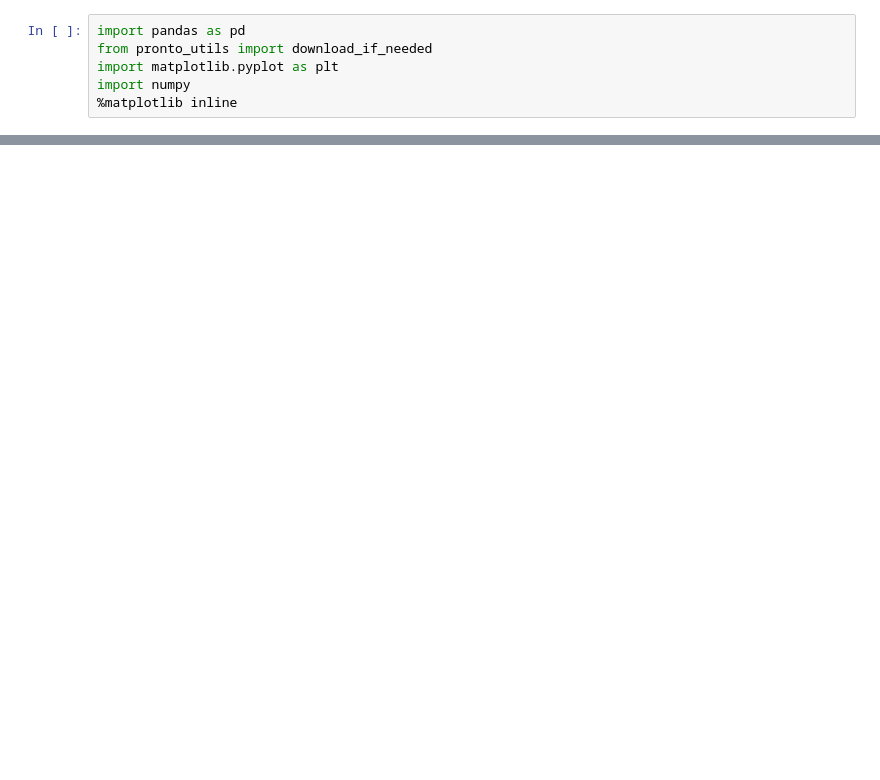
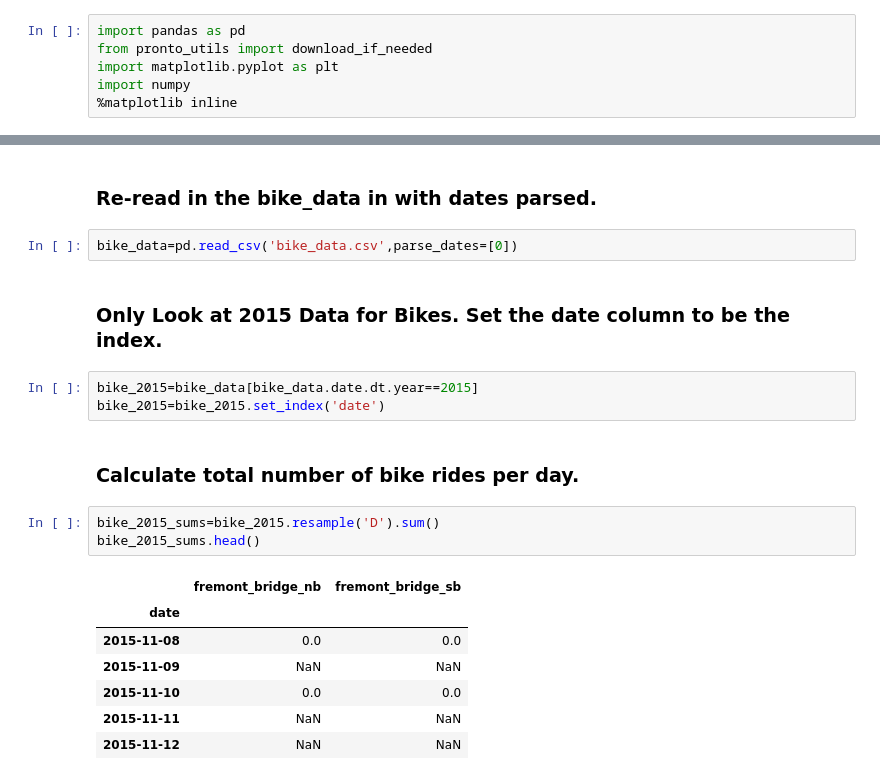
Before and after one commit to LaurenDiana16/Intro-to-Pandas, a Jupyter notebook: LectureNotes/Weather.ipynb, the cells around one changed output, grey strips where cells are left out. Cells and saved outputs as stored; diff of their text form; blank space fills up the shorter version.

```diff
--- a/LectureNotes/Weather.ipynb
+++ b/LectureNotes/Weather.ipynb
@@ -238,0 +72,22 @@ subset[['total_rides','PRCP']].plot(style=".")
+# %% [markdown]
+### Re-read in the bike_data in with dates parsed.
+# %%
+bike_data=pd.read_csv('bike_data.csv',parse_dates=[0])
+# %% [markdown]
+### Only Look at 2015 Data for Bikes. Set the date column to be the index.
+# %%
+bike_2015=bike_data[bike_data.date.dt.year==2015]
+bike_2015=bike_2015.set_index('date')
+# %% [markdown]
+### Calculate total number of bike rides per day.
+# %%
+bike_2015_sums=bike_2015.resample('D').sum()
+bike_2015_sums.head()
+# %% [output]
+|  | fremont_bridge_nb | fremont_bridge_sb |
+| date |  |  |
+| 2015-11-08 | 0.0 | 0.0 |
+| 2015-11-09 | NaN | NaN |
+| 2015-11-10 | 0.0 | 0.0 |
+| 2015-11-11 | NaN | NaN |
+| 2015-11-12 | NaN | NaN |
```
Also changed, not shown: parts of 39 cells of this notebook.
